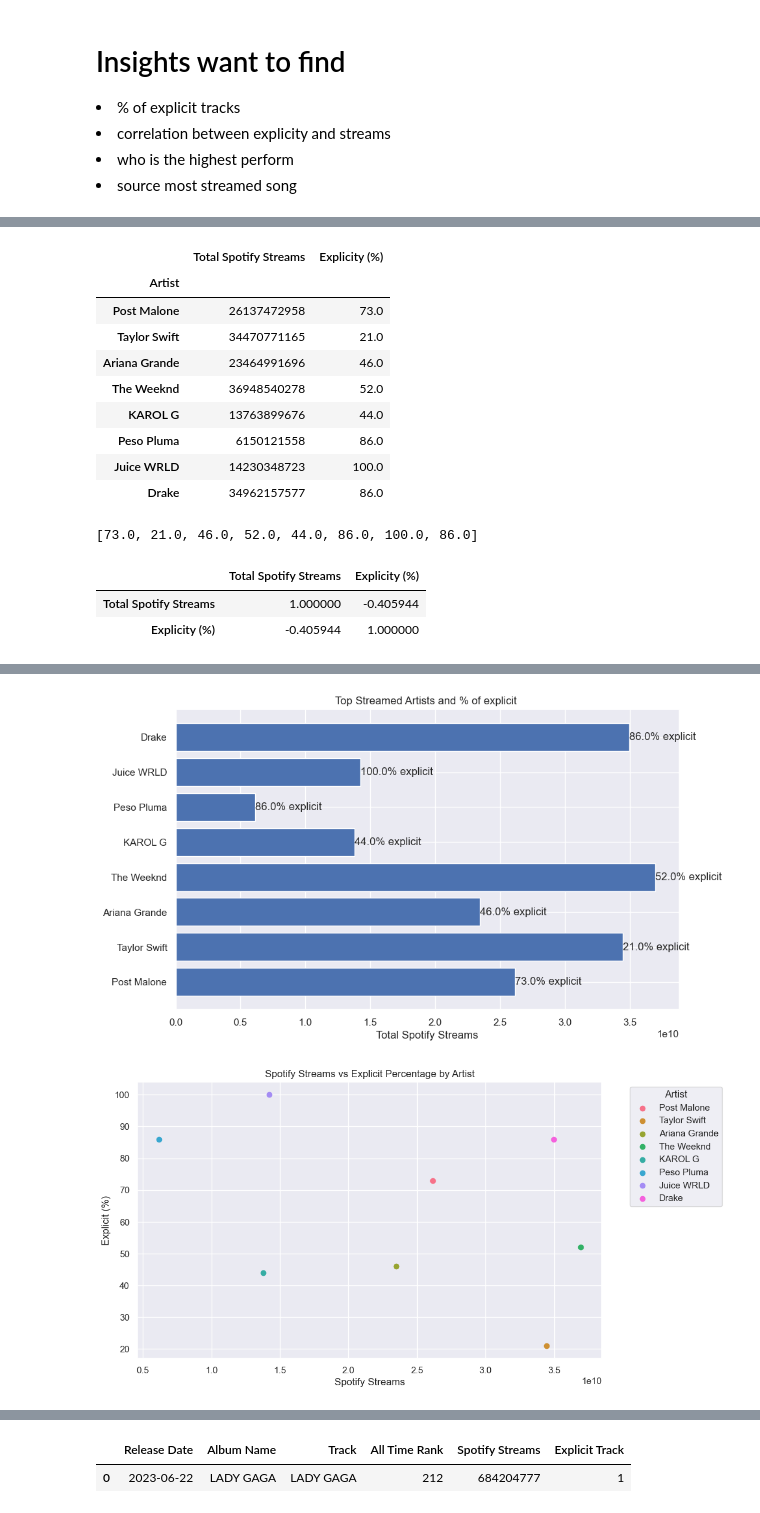
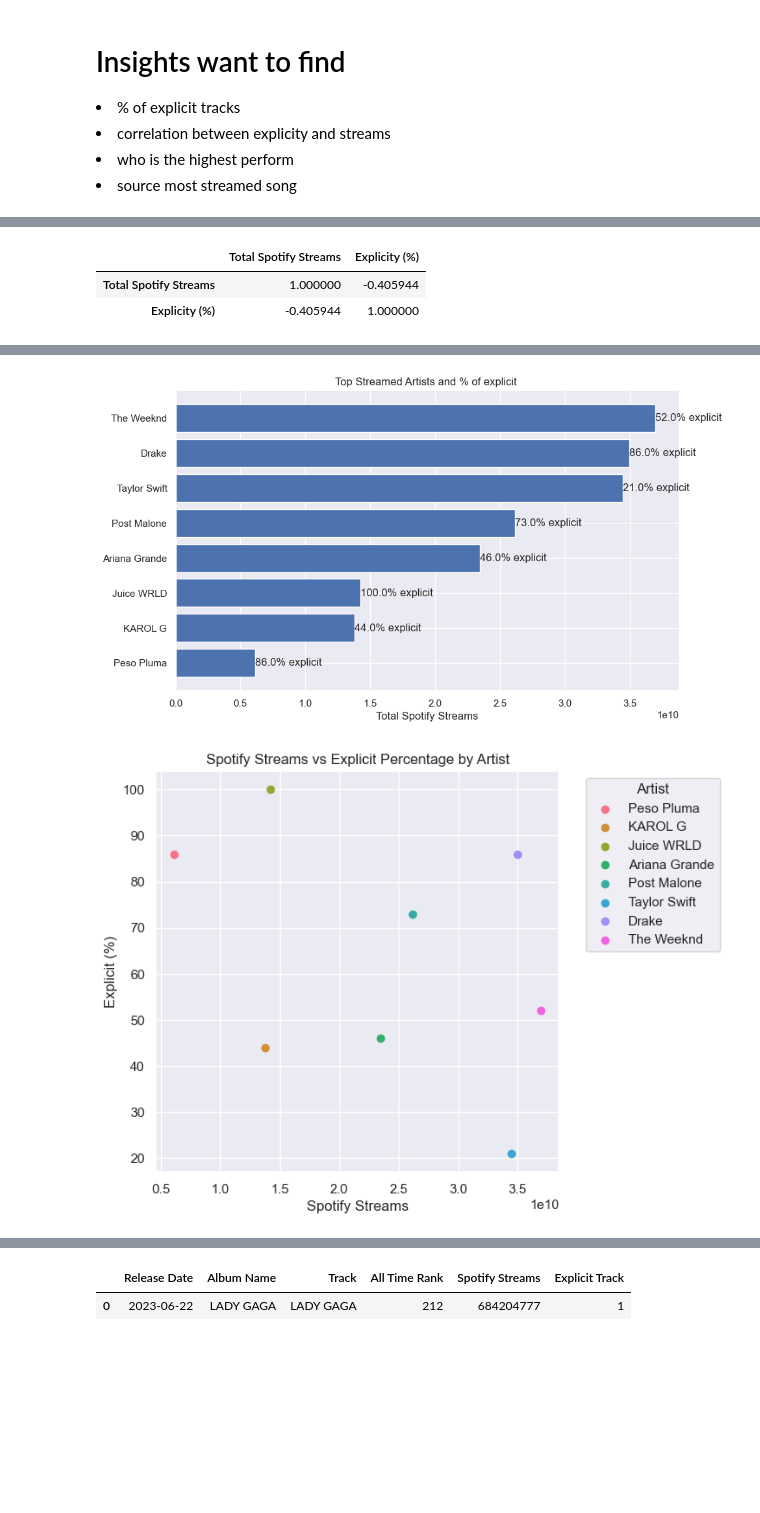
Before and after one commit to saifaw165/EDA-Spotify-2024, a Jupyter notebook: Spotify EDA.ipynb, the cells around one changed output, grey strips where cells are left out. Cells and saved outputs as stored; diff of their text form; code cells hidden in the pictures; blank space fills up the shorter version.

```diff
--- a/Spotify EDA.ipynb
+++ b/Spotify EDA.ipynb
@@ -66,8 +110,10 @@ spotify_df.head()
 desired_spotify_fields = spotify_df[['Album Name','Track','Artist','Release Date',
                                      'Release Month','Release Year',
                                       'All Time Rank','Spotify Streams',
-                                      'Pandora Streams', 'Soundcloud Streams',
-                                      'YouTube Views', 'TikTok Views','Explicit Track']]
+                                      'YouTube Views', 'TikTok Views','Explicit Track',
+                                      'Pandora Streams','Amazon Playlist Count',
+                                      'Apple Music Playlist Count', 'Spotify Playlist Count',
+                                      'Deezer Playlist Count']]
 # %%
 desired_spotify_fields.loc[:, 'Month-year'] = desired_spotify_fields[['Release Month','Release Year']].agg('-'.join,axis=1)
 
@@ -127,13 +192,19 @@ desired_spotify_fields.columns.to_list()
 numeric_columns = ['All Time Rank',
  'Spotify Streams',
  'Pandora Streams',
- 'Soundcloud Streams',
  'YouTube Views',
- 'TikTok Views']
+ 'TikTok Views',
+ 'Amazon Playlist Count',
+ 'Apple Music Playlist Count',
+ 'Spotify Playlist Count',
+ 'Deezer Playlist Count']
 
 
 for num in numeric_columns:
-    desired_spotify_fields[num] = desired_spotify_fields[num].astype(str).str.replace(',', '').astype(int)
+    try:
+        desired_spotify_fields[num] = desired_spotify_fields[num].astype(str).str.replace(',', '').astype(int)
+    except:
+        desired_spotify_fields[num] = desired_spotify_fields[num].astype(int)
 # %%
 # initial insight on top 20 albums
 top_20_artists = (desired_spotify_fields.groupby('Artist')['Album Name'].nunique()
@@ -220,3 +270,13 @@ def percentage_explicit(artist_df):
     percentage_view = percentage_view.reset_index(drop=True)
 
     return percentage_view
+
+
+ def artist_total_streams(artist_df,artist:str):
+    """
+    Returns total streams in a pandas dataframe
+    """
+    artist_df_sum = artist_df[artist_df['Artist']==artist]['Spotify Streams'].sum()
+    artist_view = pd.DataFrame({'Artist': [artist], 'Total Spotify Streams':artist_df_sum})
+
+    return artist_view
@@ -251,22 +293,7 @@ for arty in artist_list:
 # %%
 top_level_artist = pd.concat(df_list)
 top_level_artist = top_level_artist.set_index('Artist')
-top_level_artist
+top_level_artist = top_level_artist.sort_values('Total Spotify Streams',ascending=True)
-# %% [output]
-|  | Total Spotify Streams | Explicity (%) |
-| Artist |  |  |
-| Post Malone | 26137472958 | 73.0 |
-| Taylor Swift | 34470771165 | 21.0 |
-| Ariana Grande | 23464991696 | 46.0 |
-| The Weeknd | 36948540278 | 52.0 |
-| KAROL G | 13763899676 | 44.0 |
-| Peso Pluma | 6150121558 | 86.0 |
-| Juice WRLD | 14230348723 | 100.0 |
-| Drake | 34962157577 | 86.0 |
-# %%
-top_level_artist['Explicity (%)'].tolist()
-# %% [output]
-[73.0, 21.0, 46.0, 52.0, 44.0, 86.0, 100.0, 86.0]
 # %%
 top_level_artist.corr()
 # %% [output]
@@ -290,8 +319,6 @@ Peso Pluma                6150121558           86.0
 From here we can see that the Weeknd is the most streamed artist
 # %%
-# Set the Seaborn style
-sns.set()
-
+# first viz on top streamed artist
 
 # Create the bar plot
 plt.figure(figsize=(10, 6))
@@ -308,34 +335,35 @@ plt.xlabel('Total Spotify Streams')
 
 plt.show()
 # %% [output]
-[figure, old version]
+[figure, new version]
 # %%
+# check if there is a correlation between artist explicity and artist
 
 palette = sns.color_palette('husl', len(top_level_artist.index))
 
 # Map each artist to a color
 color_map = dict(zip(top_level_artist.index, palette))
 
 # Create the scatter plot
-plt.figure(figsize=(10, 6))
+plt.figure(figsize=(6, 6))
 for artist in top_level_artist.index:
     if artist in color_map:  # Check if the artist is still in the color_map
         artist_data = top_level_artist[top_level_artist.index == artist]
         plt.scatter(artist_data['Total Spotify Streams'], artist_data['Explicity (%)'],
                     color=color_map[artist], label=artist)
 
 # Add title and labels
 plt.title('Spotify Streams vs Explicit Percentage by Artist')
 plt.xlabel('Spotify Streams')
 plt.ylabel('Explicit (%)')
 
 # Add legend
 plt.legend(title='Artist', bbox_to_anchor=(1.05, 1), loc='upper left')
 
 # Show plot
 plt.show()
 # %% [output]
-[figure, old version]
+[figure, new version]
 # %%
 (individual_artist_overview(high_album_count_df,artist='Peso Pluma')
  .sort_values(by='All Time Rank',ascending=True)
```
Also changed, not shown: parts of 51 cells of this notebook.
